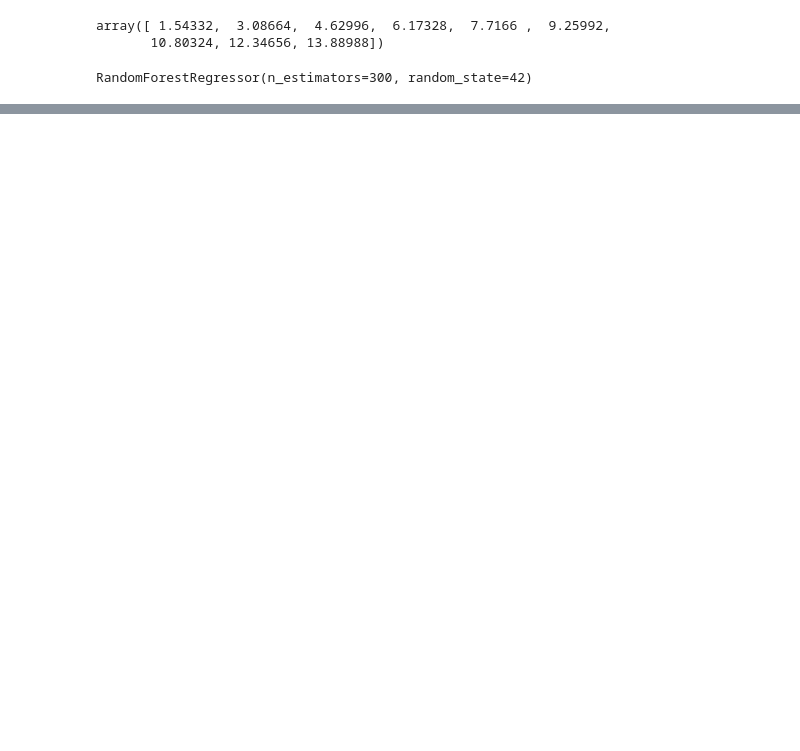
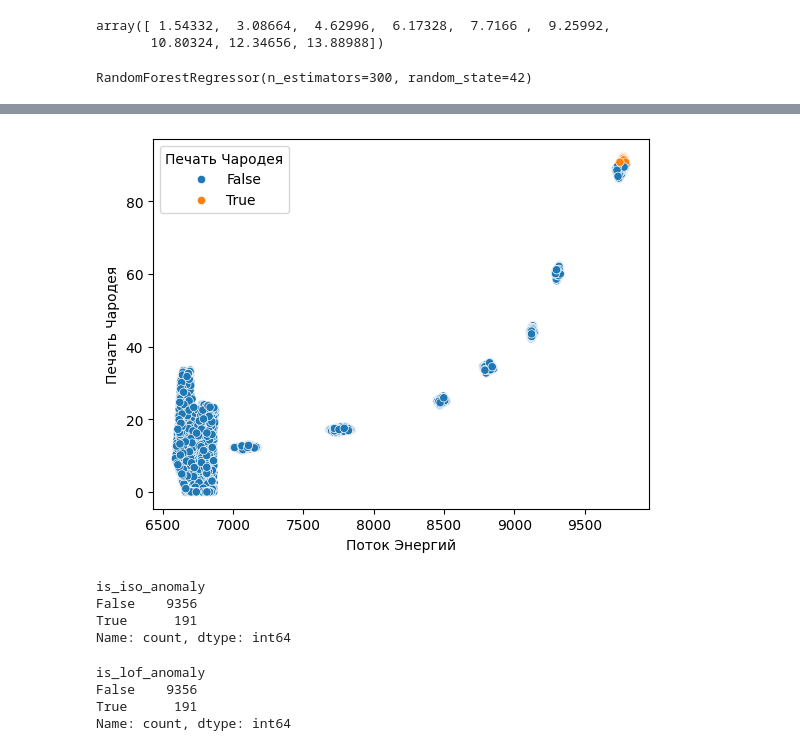
Before and after one commit to Vaiforo/practi5, a Jupyter notebook: labworks.ipynb, the cells around one changed output, grey strips where cells are left out. Cells and saved outputs as stored; diff of their text form; code cells hidden in the pictures; blank space fills up the shorter version.

```diff
--- a/labworks.ipynb
+++ b/labworks.ipynb
@@ -585,0 +661,10 @@ dtype: int64
+# %%
+s = X_train["Печать Чародея"].dropna()
+Q1 = s.quantile(0.25)
+Q3 = s.quantile(0.75)
+IQR = Q3 - Q1
+upper_bound = Q3 + 1.5 * IQR
+
+outliers_mask = (X_train["Печать Чародея"] > upper_bound)
+
+X_train[outliers_mask].describe()
@@ -585,0 +681,6 @@ dtype: int64
+# %%
+sns.scatterplot(x=X_train["Поток Энергий"],
+                y=X_train["Печать Чародея"], hue=outliers_mask)
+plt.show()
+# %% [output]
+[figure, added]
@@ -585,0 +700,7 @@ dtype: int64
+# %%
+X_train["is_iso_anomaly"].value_counts()
+# %% [output]
+is_iso_anomaly
+False    9356
+True      191
+Name: count, dtype: int64
@@ -585,0 +717,7 @@ dtype: int64
+# %%
+X_train["is_lof_anomaly"].value_counts()
+# %% [output]
+is_lof_anomaly
+False    9356
+True      191
+Name: count, dtype: int64
```
Also changed, not shown: parts of 43 cells of this notebook, 1 other file.
